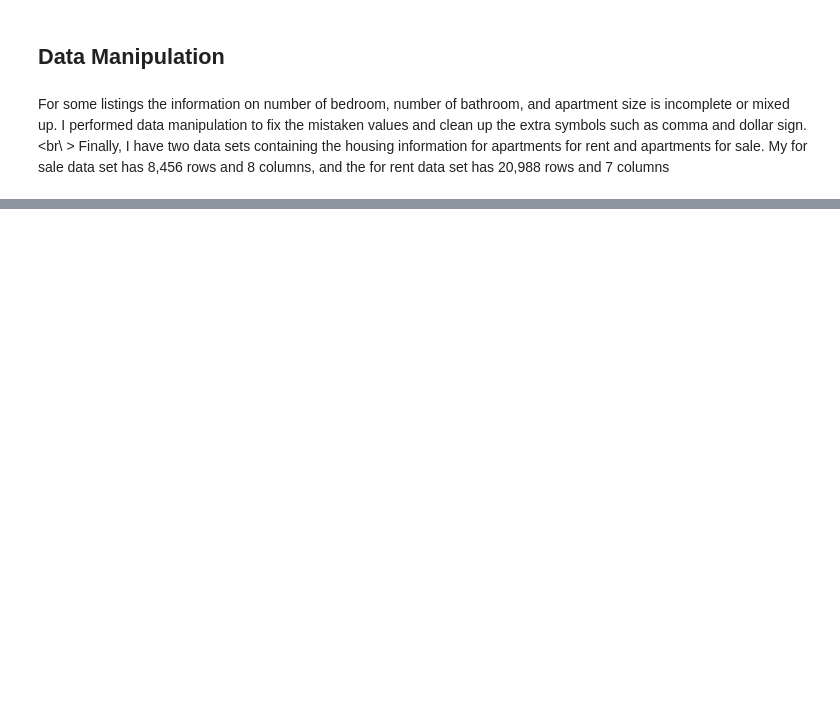
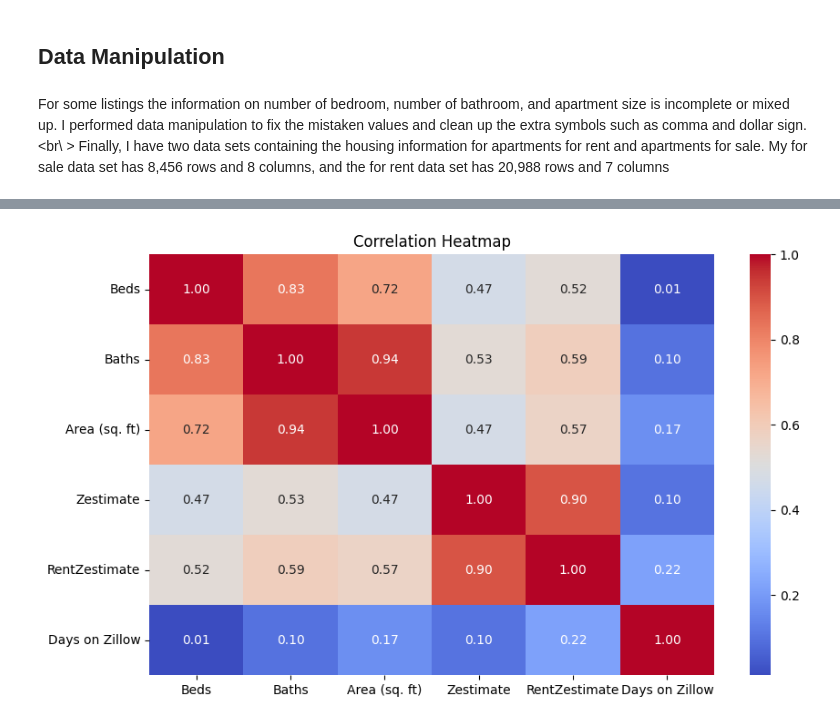
Before and after one commit to HoleyHan3/Web_Scraping_StreetEasty, a Jupyter notebook: scrape zillow and data manipulation copy 2.ipynb, the cells around one changed output, grey strips where cells are left out. Drawn from its saved outputs; the diff is of its cells as text; code cells hidden in the pictures; blank space fills up the shorter version.

```diff
--- a/scrape zillow and data manipulation copy 2.ipynb
+++ b/scrape zillow and data manipulation copy 2.ipynb
@@ -33,8 +33,8 @@ req_headers = {
     'User-agent': UserAgent().random,
 }
 
+base_url = "https://streeteasy.com/for-sale/"
 #base_url = "https://www.zillow.com/homes/for_sale/"
-base_url = "https://streeteasy.com/for-sale/"
 urls = []
 
 city = 'nyc'
@@ -42,7 +42,7 @@ url1 = base_url +city+'/'
 urls.append(url1)
 
 start_page = 2
-end_page = 10
+end_page = 3
 
 # Add all pages
 for i in range(start_page, end_page + 1):
@@ -52,6 +52,11 @@ for i in range(start_page, end_page + 1):
         urls.append(dom)
 
 print(urls)
+
+#https://streeteasy.com/for-sale/nyc/price:-400000?page=2 with max
+#https://streeteasy.com/for-sale/nyc/price:100000-700000 min and max
+#https://streeteasy.com/for-rent/nyc/price:-12500 for rent
+#https://streeteasy.com/for-rent/nyc/page_2 for rent
 
 # Define the rate limit: e.g., 5 calls per 60 seconds
 @sleep_and_retry
@@ -384,0 +844,84 @@ data.to_csv('rent_2.csv')
+# %%
+import json
+import pandas as pd
+import matplotlib.pyplot as plt
+import seaborn as sns
+import os
+
+def parse_zillow_results_from_file(file_path):
+    with open(file_path, 'r') as file:
+        data = file.read()
+    try:
+        zillow_data = json.loads(data)
+        list_results = zillow_data['searchResults']['listResults']
+        return list_results
+    except json.JSONDecodeError as e:
+        print(f"Error decoding JSON: {e}")
+        return []
+
+def parse_zillow_properties(properties):
+    parsed_properties = []
+    for property_data in properties:
+        parsed_property = {
+            'ID': property_data.get('zpid', ''),
+            'Property Type': property_data.get('statusText', ''),
+            'Price': property_data.get('price', ''),
+            'Address': property_data.get('addressStreet', ''),
+            'City': property_data.get('addressCity', ''),
+            'State': property_data.get('addressState', ''),
+            'Zipcode': property_data.get('addressZipcode', ''),
+            'Beds': property_data.get('beds', 0),
+            'Baths': property_data.get('baths', 0),
+            'Area (sq. ft)': property_data.get('area', 0),
+            'Zestimate': property_data.get('hdpData', {}).get('homeInfo', {}).get('zestimate', 0),
+            'RentZestimate': property_data.get('hdpData', {}).get('homeInfo', {}).get('rentZestimate', 0),
+            'Days on Zillow': property_data.get('hdpData', {}).get('homeInfo', {}).get('daysOnZillow', 0),
+            'Website': property_data.get('detailUrl',0)
+        }
+        parsed_properties.append(parsed_property)
+    return parsed_properties
+
+# Example usage:
+file_path = 'zillow_sales_search_results.txt'
+properties = parse_zillow_results_from_file(file_path)
+parsed_properties = parse_zillow_properties(properties)
+
+print('# Properties Parsed: ', len(parsed_properties))
+
+# Create DataFrame
+df = pd.DataFrame(parsed_properties)
+
+# Convert numeric columns to integers
+numeric_columns = ['Beds', 'Baths', 'Area (sq. ft)', 'Zestimate', 'RentZestimate', 'Days on Zillow']
+for col in numeric_columns:
+    df[col] = df[col].astype(int) # Convert to float
+# Clean and convert 'price' column
+df['Price'] = df['Price'].str.replace('[\$,]', '', regex=True)  # Remove '$' and ','
+df['Price'] = df['Price'].str.replace('K', '000').str.replace('M', '000000')  # Replace 'K' and 'M' with zeros
+df['Property Type'] = df['Property Type'].str.replace('for sale', '', regex=True)  # Remove '$' and ','
+
+# Count the number of unique ZPID values
+unique_zpids = df['ID'].nunique()
+print('Number of unique ZPIDs:', unique_zpids)
+print(df)
+
+
+# Convert to numeric with coercion to handle non-numeric values
+for col in numeric_columns:
+    df[col] = pd.to_numeric(df[col], errors='coerce')  # Convert non-numeric values to NaN
+
+# Drop non-numeric columns
+numeric_df = df[numeric_columns]
+
+#for col in df.columns:
+#    unique_values = df[col].unique()
+#    print(f"Unique values in {col}: {unique_values}")
+
+
+# Perform data analysis and visualization here
+# Correlation Heatmap
+plt.figure(figsize=(10, 6))
+sns.heatmap(numeric_df.corr(), annot=True, cmap='coolwarm', fmt=".2f")
+plt.title('Correlation Heatmap')
+plt.show()
+# %% [output]
@@ -384,0 +945 @@ data.to_csv('rent_2.csv')
+[figure, added]
```
Also changed, not shown: parts of 12 cells of this notebook, 7 other files.
